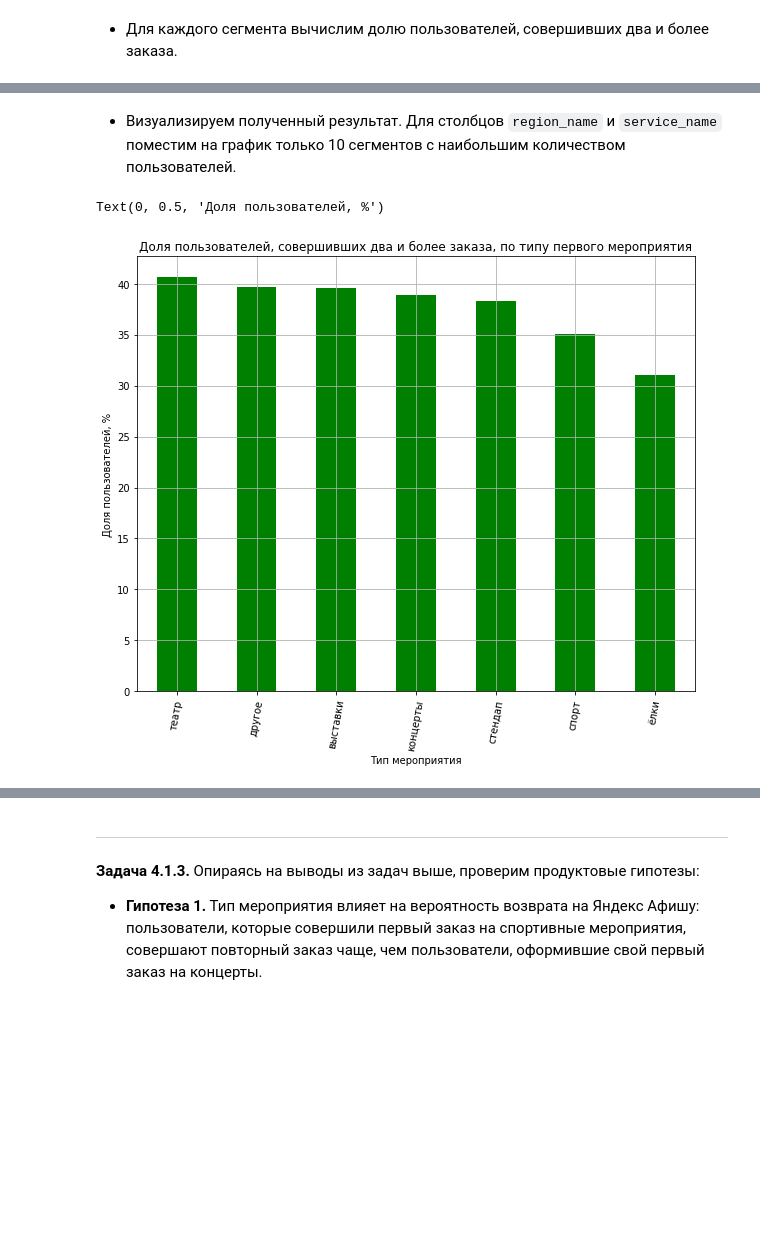
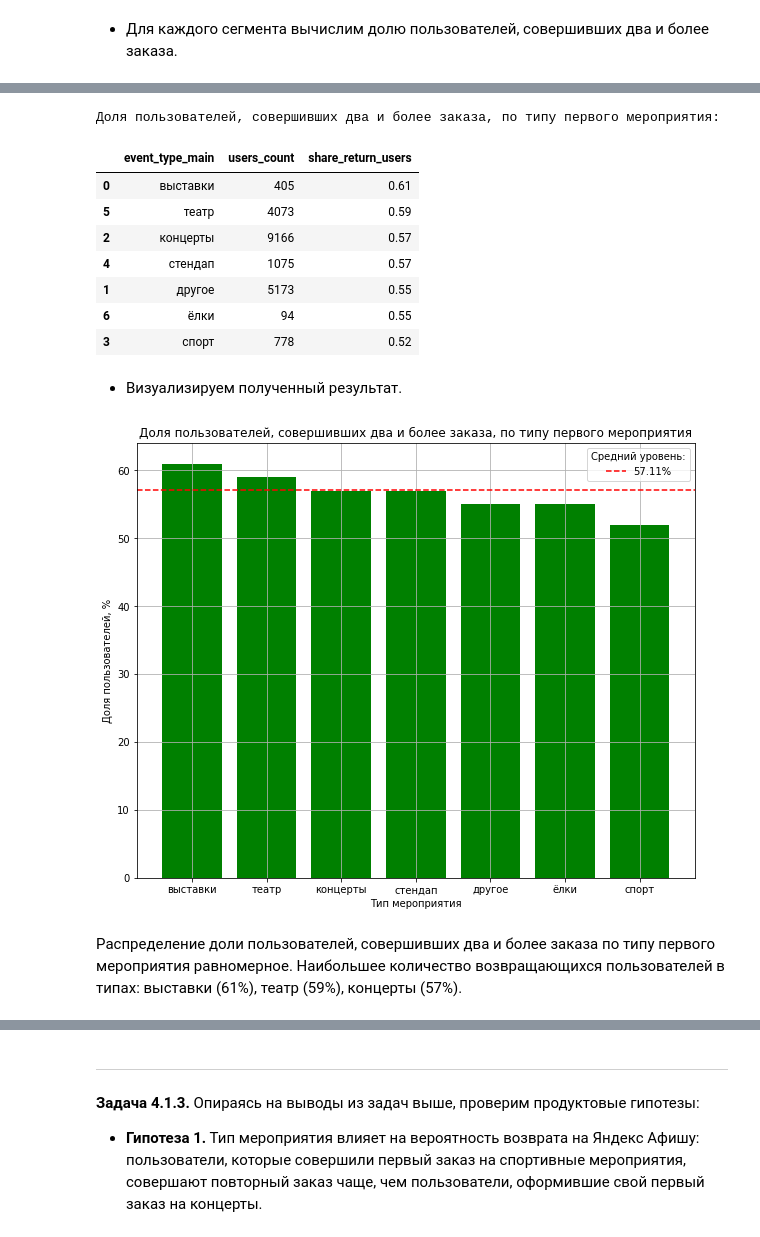
Before and after one commit to PutilEl/Yandex_afisha_user_behavior, a Jupyter notebook: Yandex_afisha_user_behavior.ipynb, the cells around one changed output, grey strips where cells are left out. Saved outputs shown, nothing was run; the diff lists cells and outputs as text; code cells hidden in the pictures; blank space fills up the shorter version.

```diff
--- a/Yandex_afisha_user_behavior.ipynb
+++ b/Yandex_afisha_user_behavior.ipynb
@@ -445,11 +478,11 @@ dtype: float64
 cat_columns_orders = ['device_type_canonical', 'currency_code', 'service_name', 'event_type_main', 'region_name', 'city_name']
 
 for col in cat_columns_orders:
-    df[col] = df[col].str.lower()  # Приводим все значения столбца к нижнему регистру
     print(f'Колонка: {col}')
-    print(f'Уникальных значений: {df[col].nunique()}')
+    print(f'Количество уникальных значений: {df[col].nunique()}')
+    print(f'Уникальные значения: {df[col].sort_values().unique()}\n')
     print('Распределение значений:')
-    print(f'{df[col].value_counts(normalize=True, dropna=False)}')
+    print(f'{df[col].value_counts(normalize = True, dropna = False)}')
     print(f'Пропусков: {df[col].isna().sum()}\n')
 # %% [output]
 Колонка: device_type_canonical
@@ -1056,6 +1127,6 @@ print(f'- среднее количество билетов: {tickets_count_mea
 # %%
-# Фильтруем выбросы
-filtered_user_profile = user_profile[(user_profile['total_orders'] <= total_orders_threshold) & (user_profile['avg_tickets_count'] <= tickets_count_mean_threshold)]
+# Фильтруем выбросы по количеству заказов
+filtered_user_profile = user_profile[user_profile['total_orders'] <= total_orders_threshold]
 # %%
 # Проверяем размеры
 print(f'Исходное количество записей: {len(user_profile)}')
@@ -1590,19 +1662,43 @@ dtype: object
+# %%
+# Группируем пользователей по типу первого мероприятия
+grouped_event_type = (filtered_user_profile.groupby('event_type_main').agg(users_count=('user_id', 'nunique'),
+                                                                         share_return_users=('is_two', 'mean')).reset_index())
+
+# Сортируем для наглядности
+grouped_event_type = grouped_event_type.sort_values('share_return_users', ascending=False)
+
+# Округляем значения до двух знаков после запятой
+grouped_event_type['share_return_users'] = grouped_event_type['share_return_users'].round(2)
+
+print('Доля пользователей, совершивших два и более заказа, по типу первого мероприятия:')
+display(grouped_event_type)
+# %% [output]
+Доля пользователей, совершивших два и более заказа, по типу первого мероприятия:
+|  | event_type_main | users_count | share_return_users |
+| 0 | выставки | 405 | 0.61 |
+| 5 | театр | 4073 | 0.59 |
+| 2 | концерты | 9166 | 0.57 |
+| 4 | стендап | 1075 | 0.57 |
+| 1 | другое | 5173 | 0.55 |
+| 6 | ёлки | 94 | 0.55 |
+| 3 | спорт | 778 | 0.52 |
 # %% [markdown]
-* Визуализируем полученный результат. Для столбцов `region_name` и `service_name` поместим на график только 10 сегментов с наибольшим количеством пользователей.
+* Визуализируем полученный результат.
 # %%
-# Построим столбчатую диаграмму
-plt.figure(figsize = (10, 8))
+plt.figure(figsize=(10, 8))
+mean_is_two = round(filtered_user_profile['is_two'].mean() * 100, 2)
 
-share_is_two_by_event_type.plot(kind = 'bar',
-                      grid = True,
-                      legend = False,
-                      color = 'green',
-                      rot = 80
-)
+plt.bar(grouped_event_type['event_type_main'], grouped_event_type['share_return_users'] * 100, color='green')
+
+plt.axhline(mean_is_two, color='r', linestyle='--')
 
 plt.title('Доля пользователей, совершивших два и более заказа, по типу первого мероприятия')
 plt.xlabel('Тип мероприятия')
 plt.ylabel('Доля пользователей, %')
+plt.grid(True)
+plt.legend(title='Средний уровень:', labels=[f'{mean_is_two}%'])
+plt.show()
 # %% [output]
-Text(0, 0.5, 'Доля пользователей, %')
-[figure, old version]
+[figure, new version]
+# %% [markdown]
+Распределение доли пользователей, совершивших два и более заказа по типу первого мероприятия равномерное. Наибольшее количество возвращающихся пользователей в типах: выставки (61%), театр (59%), концерты (57%).
```
Also changed, not shown: parts of 154 cells of this notebook.
